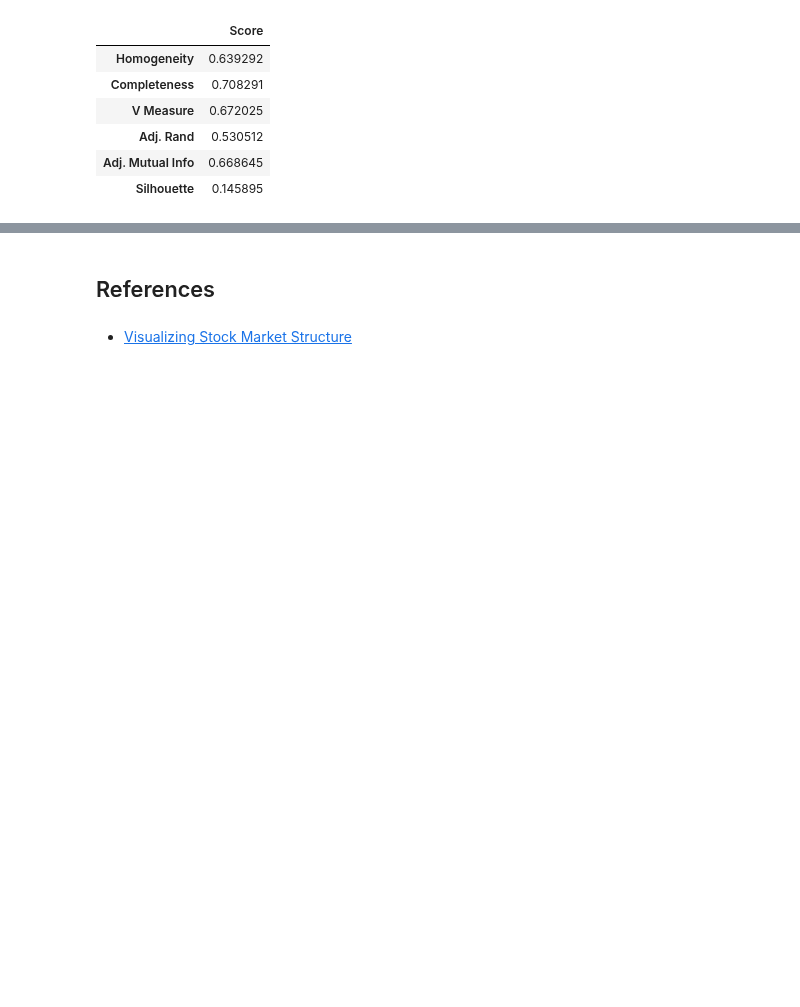
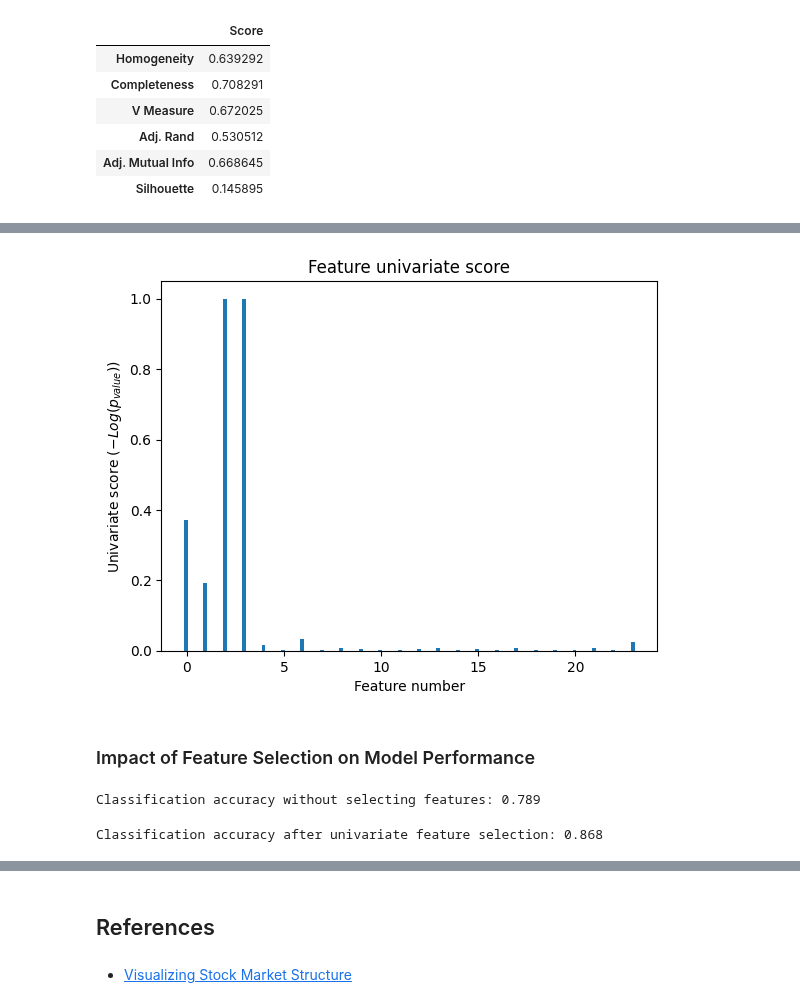
Before and after one commit to dataprogpy/code-samples, a Jupyter notebook: starter_files/08_modeling_without_target.ipynb, the cells around one changed output, grey strips where cells are left out. Saved outputs shown, nothing was run; the diff lists cells and outputs as text; code cells hidden in the pictures; blank space fills up the shorter version.

```diff
--- a/starter_files/08_modeling_without_target.ipynb
+++ b/starter_files/08_modeling_without_target.ipynb
@@ -224,0 +401,44 @@ pd.DataFrame(metrics.values(), columns=["Score"], index=metrics.keys())
+# %%
+selector = SelectKBest(f_classif, k=4)
+selector.fit(X_train, y_train)
+scores = -np.log10(selector.pvalues_)
+scores /= scores.max()
+# %%
+X_indices = np.arange(X.shape[-1])
+plt.figure(1)
+plt.clf()
+plt.bar(X_indices - 0.05, scores, width=0.2)
+plt.title("Feature univariate score")
+plt.xlabel("Feature number")
+plt.ylabel(r"Univariate score ($-Log(p_{value})$)")
+plt.show()
+# %% [output]
+[figure, added]
+# %% [markdown]
+### Impact of Feature Selection on Model Performance
+# %%
+clf = make_pipeline(MinMaxScaler(), LinearSVC())
+clf.fit(X_train, y_train)
+print(
+    "Classification accuracy without selecting features: {:.3f}".format(
+        clf.score(X_test, y_test)
+    )
+)
+
+svm_weights = np.abs(clf[-1].coef_).sum(axis=0)
+svm_weights /= svm_weights.sum()
+# %% [output]
+Classification accuracy without selecting features: 0.789
+# %%
+clf_selected = make_pipeline(SelectKBest(f_classif, k=4), MinMaxScaler(), LinearSVC())
+clf_selected.fit(X_train, y_train)
+print(
+    "Classification accuracy after univariate feature selection: {:.3f}".format(
+        clf_selected.score(X_test, y_test)
+    )
+)
+
+svm_weights_selected = np.abs(clf_selected[-1].coef_).sum(axis=0)
+svm_weights_selected /= svm_weights_selected.sum()
+# %% [output]
+Classification accuracy after univariate feature selection: 0.868
```
Also changed, not shown: parts of 30 cells of this notebook.
